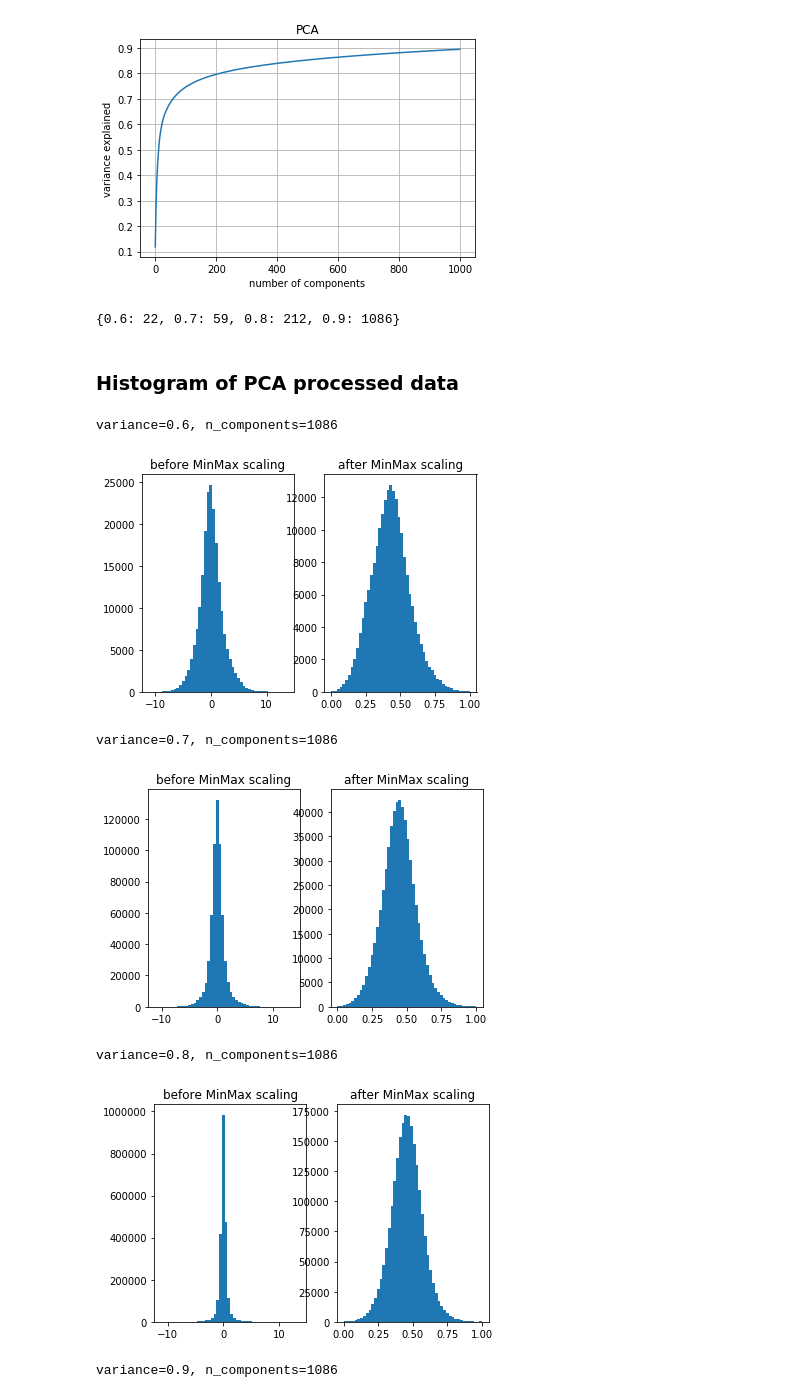
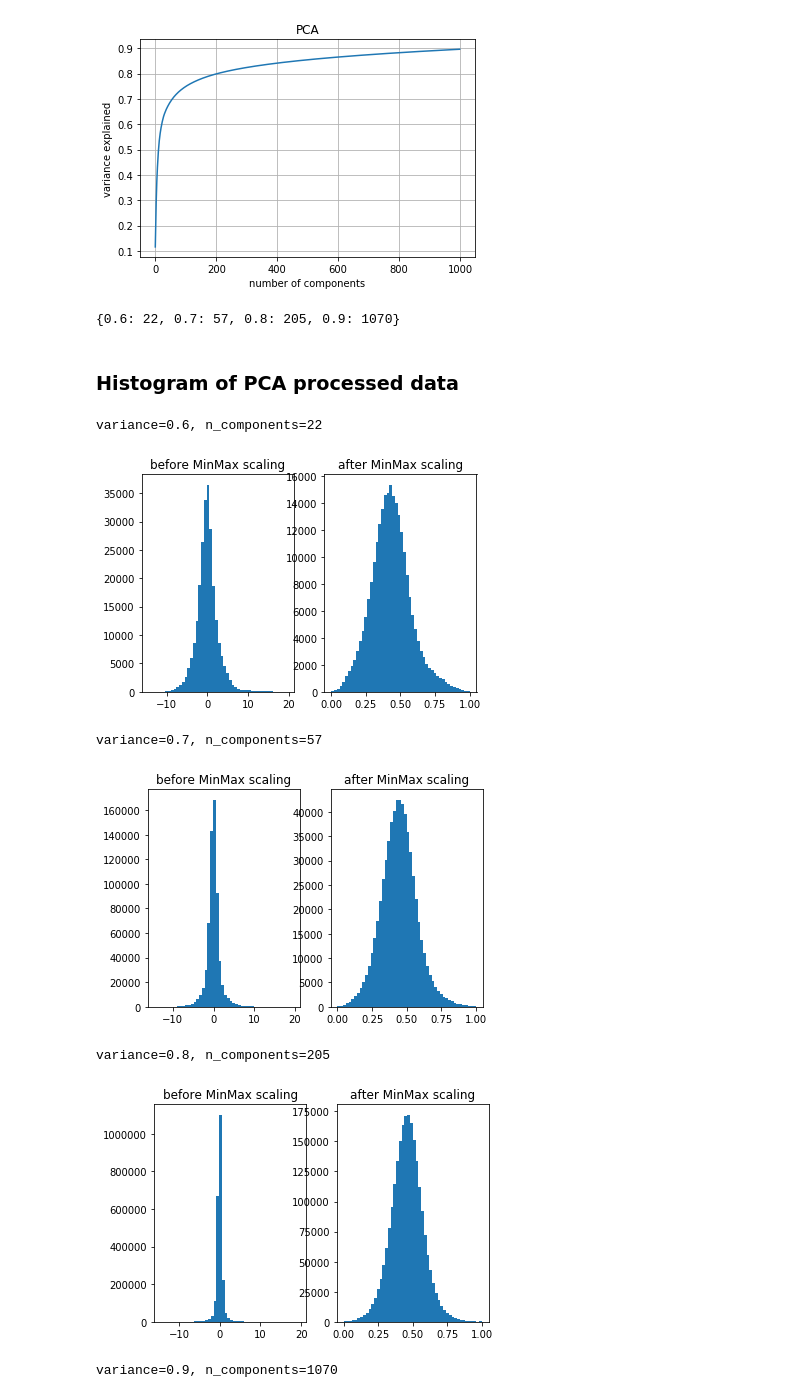
Before and after one commit to jvivian/DeepTCGA, a Jupyter notebook: Dimension_Reduction.ipynb, the cells around one changed output. Saved outputs shown, nothing was run; the diff lists cells and outputs as text; code cells hidden in the pictures.

```diff
--- a/Dimension_Reduction.ipynb
+++ b/Dimension_Reduction.ipynb
@@ -11,7 +11,7 @@ from sklearn.preprocessing import MinMaxScaler, MaxAbsScaler, StandardScaler
 ## PCA
 # %%
 t0 = time.time()
-df = pd.read_csv("./data/mRNA_cleaned_labeled_all_MinMaxScaled.csv",
+df = pd.read_csv("./data/mRNA_lognorm_MinMaxScaled.csv",
                  index_col="sample_id")
 print("loading matrix takes {0} seconds".format(time.time()-t0))
 # %% [output]
@@ -19,7 +19,6 @@ loading matrix takes 88.26587796211243 seconds
 # %%
 pca = PCA()
-X = df[df.columns[3:]]
 t0 = time.time()
-pca.fit(X)
+pca.fit(df)
 print("fitting PCA to this matrix takes {0} seconds".format(time.time()-t0))
 # %% [output]
@@ -46,41 +45,37 @@ for variance in [0.6,0.7,0.8,0.9]:
     variance_dict[variance] = get_n_component_for_x_variance(variance, variance_preserved)
 print(variance_dict)
 # %% [output]
-{0.6: 22, 0.7: 59, 0.8: 212, 0.9: 1086}
+{0.6: 22, 0.7: 57, 0.8: 205, 0.9: 1070}
 # %%
-X_tranformed = pca.transform(X)
+X_tranformed = pca.transform(df)
 # %%
 for variance, n in variance_dict.items():
     df_PCA = pd.DataFrame(X_tranformed[:, :n], index=df.index)
-    label_columns = [i for i in df.columns if "label" in i]
-    df_PCA[label_columns] = df[label_columns]
-    df_PCA = df_PCA[label_columns + list(range(n))]
-    df_PCA.to_csv("./data/mRNA_PCA_{0}_percent_variance.csv".format(int(variance*100)))
+    df_PCA.to_csv("./data/mRNA_PCA_{0}_variance.csv".format(variance))
 # %% [markdown]
 ### Histogram of PCA processed data
 # %%
 for variance, n in variance_dict.items():
-    print("variance={0}, n_components={1}".format(variance, n_components))
-    df= pd.read_csv("./data/mRNA_PCA_{0}_percent_variance.csv".format(int(variance*100)),
+    print("variance={0}, n_components={1}".format(variance, n))
+    df= pd.read_csv("./data/mRNA_PCA_{0}_variance.csv".format(variance),
                     index_col="sample_id")
-    X = df[df.columns[3:]].as_matrix()
     scaler = MinMaxScaler()
-    X_transform = scaler.fit_transform(X)
+    X_transform = scaler.fit_transform(df)
     f, axes = plt.subplots(1, 2)
-    axes[0].hist(X.flatten(), bins=50)
+    axes[0].hist(df.as_matrix().flatten(), bins=50)
     axes[0].set_title("before MinMax scaling")
     axes[1].hist(X_transform.flatten(), bins=50)
     axes[1].set_title("after MinMax scaling")
     plt.show()
 
     # saved transformed PCA results
-    df.iloc[:, 3:] = X_transform
-    df.to_csv("./data/mRNA_PCA_{0}_percent_variance_MinMaxScaled.csv".format(int(variance*100)))
+    df_scaled = pd.DataFrame(X_transform, index=df.index, columns=df.columns)
+    df_scaled.to_csv("./data/mRNA_PCA_{0}_variance_MinMaxScaled.csv".format(variance))
 # %% [output]
-variance=0.6, n_components=1086
+variance=0.6, n_components=22
-[figure, old version]
+[figure, new version]
-variance=0.7, n_components=1086
+variance=0.7, n_components=57
-[figure, old version]
+[figure, new version]
-variance=0.8, n_components=1086
+variance=0.8, n_components=205
-[figure, old version]
+[figure, new version]
-variance=0.9, n_components=1086
+variance=0.9, n_components=1070
```
Also changed, not shown: parts of 3 cells of this notebook.
